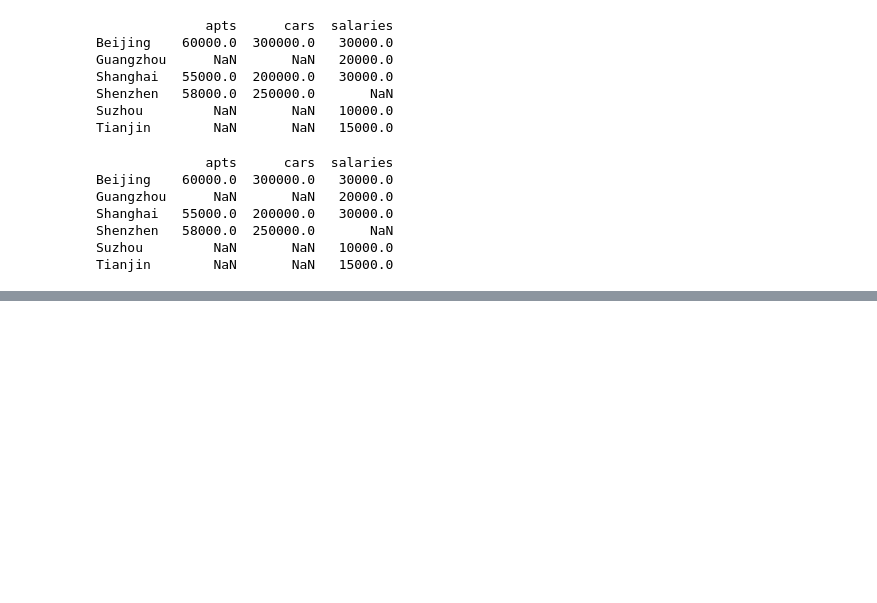
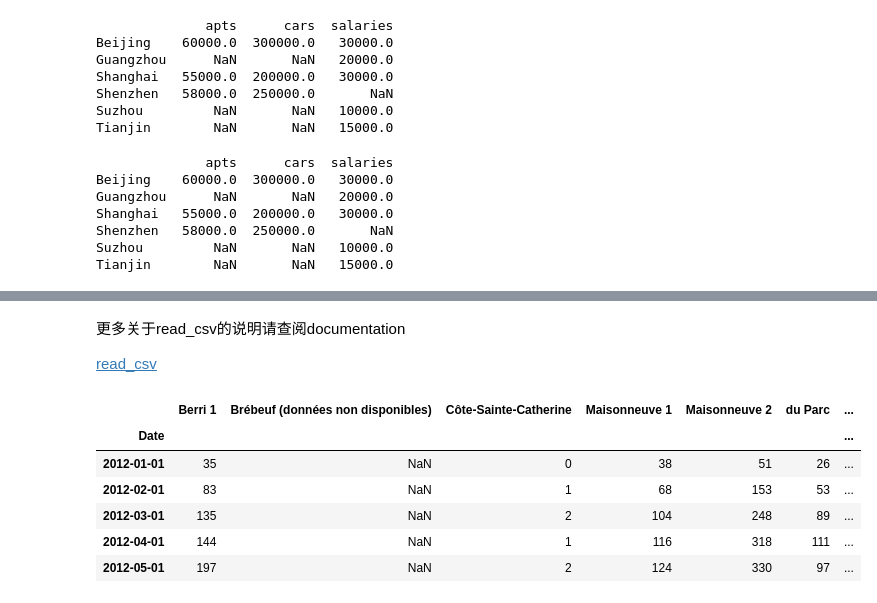
Before and after one commit to ZeweiChu/pandas-tutorial, a Jupyter notebook: pandas-tutorial.ipynb, the cells around one changed output, grey strips where cells are left out. Cells and saved outputs as stored; diff of their text form; code cells hidden in the pictures; blank space fills up the shorter version.

```diff
--- a/pandas-tutorial.ipynb
+++ b/pandas-tutorial.ipynb
@@ -1099,0 +1223,14 @@ Tianjin        NaN       NaN   15000.0
+# %% [markdown]
+更多关于read_csv的说明请查阅documentation
+
+[read_csv](http://pandas.pydata.org/pandas-docs/stable/generated/pandas.read_csv.html)
+# %%
+bikes.head()
+# %% [output]
+|  | Berri 1 | Brébeuf (données non disponibles) | Côte-Sainte-Catherine | Maisonneuve 1 | Maisonneuve 2 | du Parc | ... |
+| Date |  |  |  |  |  |  | ... |
+| 2012-01-01 | 35 | NaN | 0 | 38 | 51 | 26 | ... |
+| 2012-02-01 | 83 | NaN | 1 | 68 | 153 | 53 | ... |
+| 2012-03-01 | 135 | NaN | 2 | 104 | 248 | 89 | ... |
+| 2012-04-01 | 144 | NaN | 1 | 116 | 318 | 111 | ... |
+| 2012-05-01 | 197 | NaN | 2 | 124 | 330 | 97 | ... |
```
Also changed, not shown: parts of 25 cells of this notebook, 1 other file.
